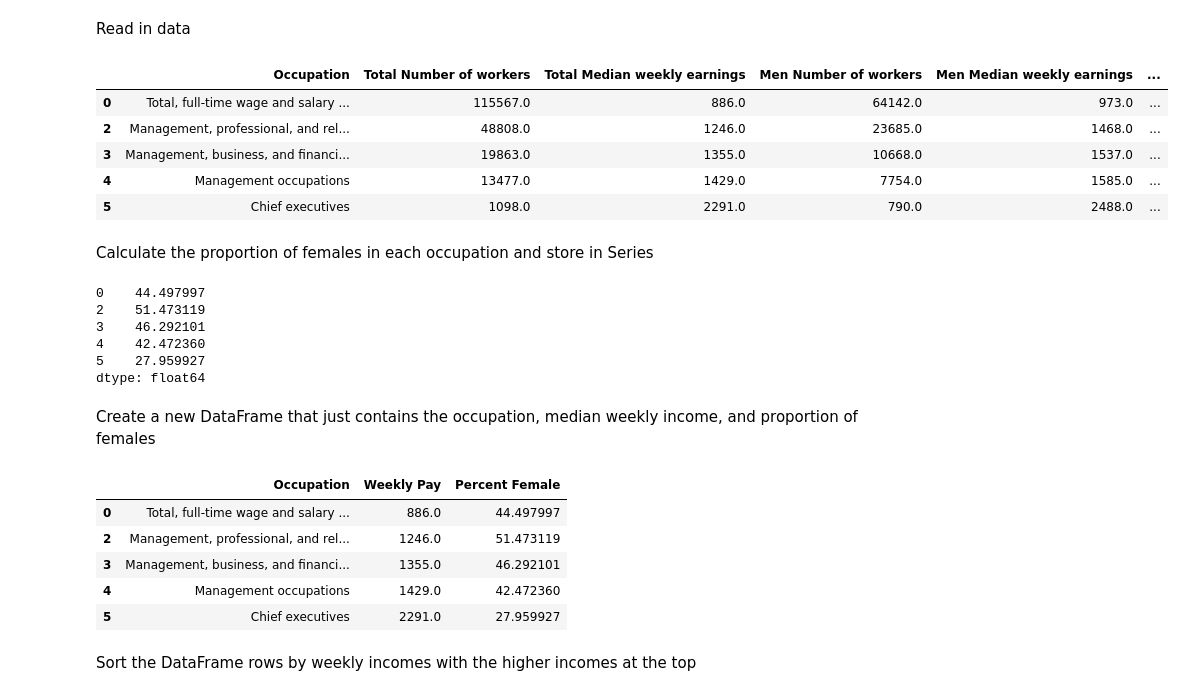
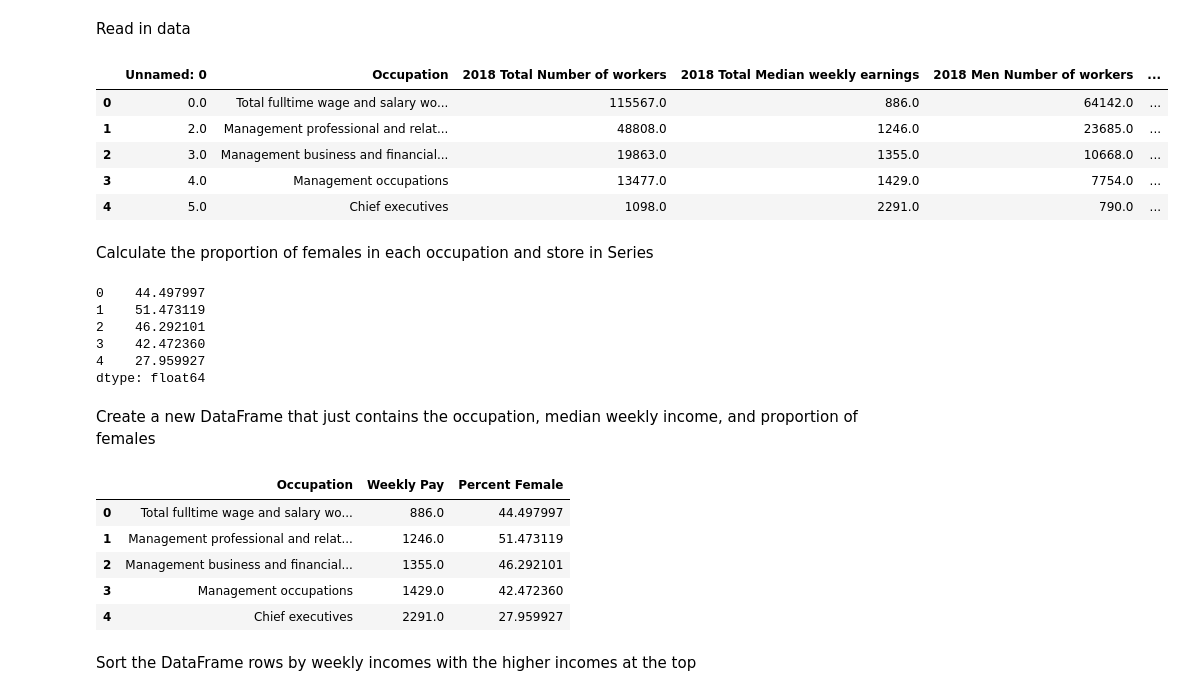
Before and after one commit to coverney/ThinkStats2, a Jupyter notebook: project2/Khang/Women Weekly Income Visualizations-Khang.ipynb, the cells around one changed output. Saved outputs shown, nothing was run; the diff lists cells and outputs as text; code cells hidden in the pictures.

```diff
--- a/project2/Khang/Women Weekly Income Visualizations-Khang.ipynb
+++ b/project2/Khang/Women Weekly Income Visualizations-Khang.ipynb
@@ -13,42 +13,42 @@ Find median weekly income and calculate proportion of women workers for each occ
 # %% [markdown]
 Read in data
 # %%
-df_2018 = paygap.ReadBLS(filename='../Data/weeklyincome_occupation_gender_2018.xlsx')
+df_2018 = paygap.ReadBLS(filename='../Data/weeklyincome_occupation_gender_clean_2018.xlsx')
 df_2018.head()
 # %% [output]
-|  | Occupation | Total Number of workers | Total Median weekly earnings | Men Number of workers | Men Median weekly earnings | ... |
-| 0 | Total, full-time wage and salary ... | 115567.0 | 886.0 | 64142.0 | 973.0 | ... |
-| 2 | Management, professional, and rel... | 48808.0 | 1246.0 | 23685.0 | 1468.0 | ... |
-| 3 | Management, business, and financi... | 19863.0 | 1355.0 | 10668.0 | 1537.0 | ... |
-| 4 | Management occupations | 13477.0 | 1429.0 | 7754.0 | 1585.0 | ... |
-| 5 | Chief executives | 1098.0 | 2291.0 | 790.0 | 2488.0 | ... |
+|  | Unnamed: 0 | Occupation | 2018 Total Number of workers | 2018 Total Median weekly earnings | 2018 Men Number of workers | ... |
+| 0 | 0.0 | Total fulltime wage and salary wo... | 115567.0 | 886.0 | 64142.0 | ... |
+| 1 | 2.0 | Management professional and relat... | 48808.0 | 1246.0 | 23685.0 | ... |
+| 2 | 3.0 | Management business and financial... | 19863.0 | 1355.0 | 10668.0 | ... |
+| 3 | 4.0 | Management occupations | 13477.0 | 1429.0 | 7754.0 | ... |
+| 4 | 5.0 | Chief executives | 1098.0 | 2291.0 | 790.0 | ... |
 # %% [markdown]
 Calculate the proportion of females in each occupation and store in Series
 # %%
-female_props = (df_2018['Women Number of workers']/df_2018['Total Number of workers'])*100
+female_props = (df_2018['2018 Women Number of workers']/df_2018['2018 Total Number of workers'])*100
 female_props.head()
 # %% [output]
 0    44.497997
-2    51.473119
-3    46.292101
-4    42.472360
-5    27.959927
+1    51.473119
+2    46.292101
+3    42.472360
+4    27.959927
 dtype: float64
 # %% [markdown]
 Create a new DataFrame that just contains the occupation, median weekly income, and proportion of females
 # %%
 d = {'Occupation': df_2018['Occupation'],
-     'Weekly Pay': df_2018['Total Median weekly earnings'],
+     'Weekly Pay': df_2018['2018 Total Median weekly earnings'],
      'Percent Female': female_props}
 df_2018_result = pd.DataFrame(d)
 df_2018_result.head()
 # %% [output]
 |  | Occupation | Weekly Pay | Percent Female |
-| 0 | Total, full-time wage and salary ... | 886.0 | 44.497997 |
-| 2 | Management, professional, and rel... | 1246.0 | 51.473119 |
-| 3 | Management, business, and financi... | 1355.0 | 46.292101 |
-| 4 | Management occupations | 1429.0 | 42.472360 |
-| 5 | Chief executives | 2291.0 | 27.959927 |
+| 0 | Total fulltime wage and salary wo... | 886.0 | 44.497997 |
+| 1 | Management professional and relat... | 1246.0 | 51.473119 |
+| 2 | Management business and financial... | 1355.0 | 46.292101 |
+| 3 | Management occupations | 1429.0 | 42.472360 |
+| 4 | Chief executives | 2291.0 | 27.959927 |
 # %% [markdown]
 Sort the DataFrame rows by weekly incomes with the higher incomes at the top
 # %%
```
Also changed, not shown: parts of 2 cells of this notebook.
